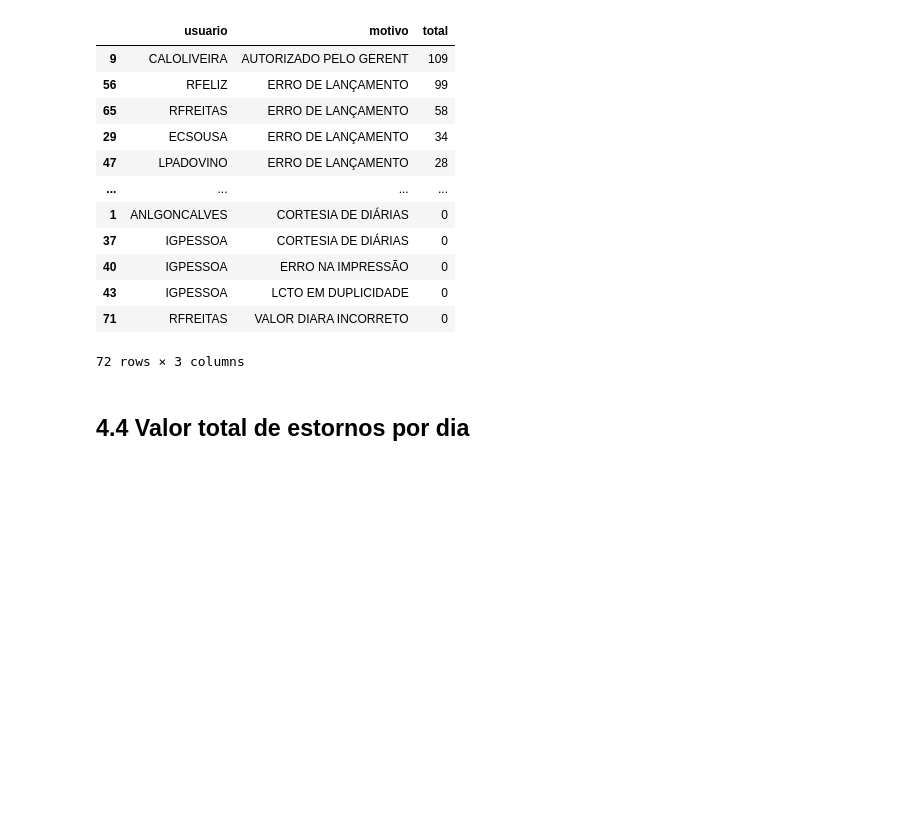
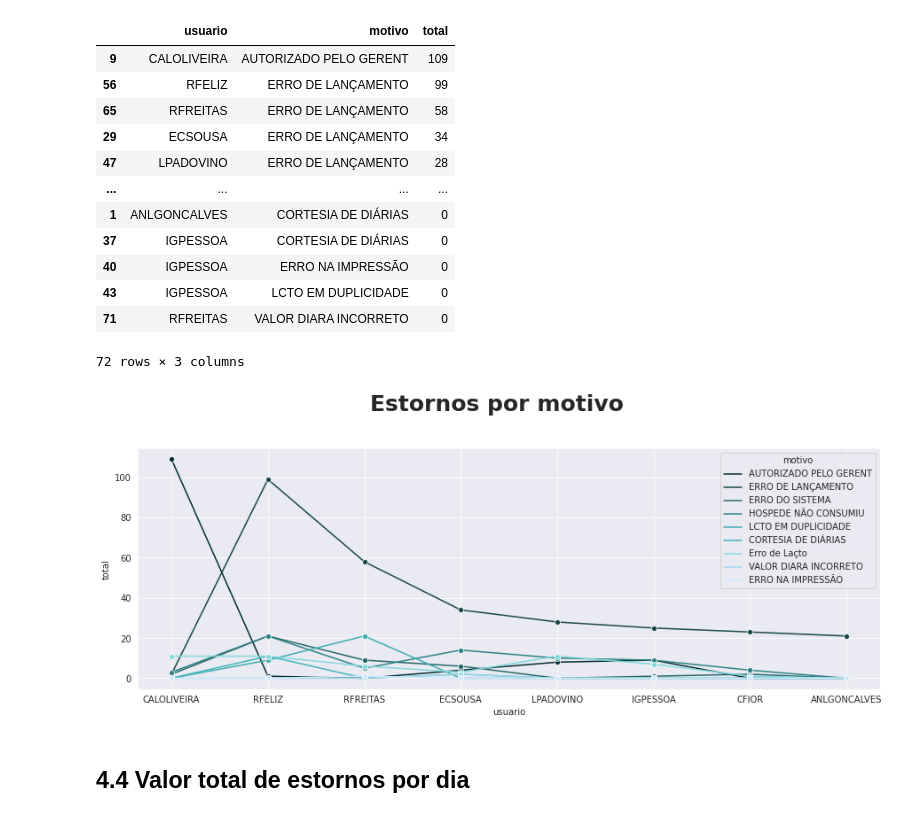
Before and after one commit to strawndri/slaviero-suct-data-analysis, a Jupyter notebook: Notebooks/analise_estornos.ipynb, the cells around one changed output. Cells and saved outputs as stored; diff of their text form; code cells hidden in the pictures; blank space fills up the shorter version.

```diff
--- a/Notebooks/analise_estornos.ipynb
+++ b/Notebooks/analise_estornos.ipynb
@@ -313,3 +313,8 @@ motivos_por_usuario
+# %%
+configurar_plot(15, 5, 'Estornos por motivo', 1.05)
+ax = sns.lineplot(x = 'usuario', y = 'total', data = motivos_por_usuario, hue = 'motivo', marker = 'o', palette = paleta_cores)
+# %% [output]
+[figure, added]
 # %% [markdown]
 ## 4.4 Valor total de estornos por dia
 # %%
```
Also changed, not shown: parts of 9 cells of this notebook.
